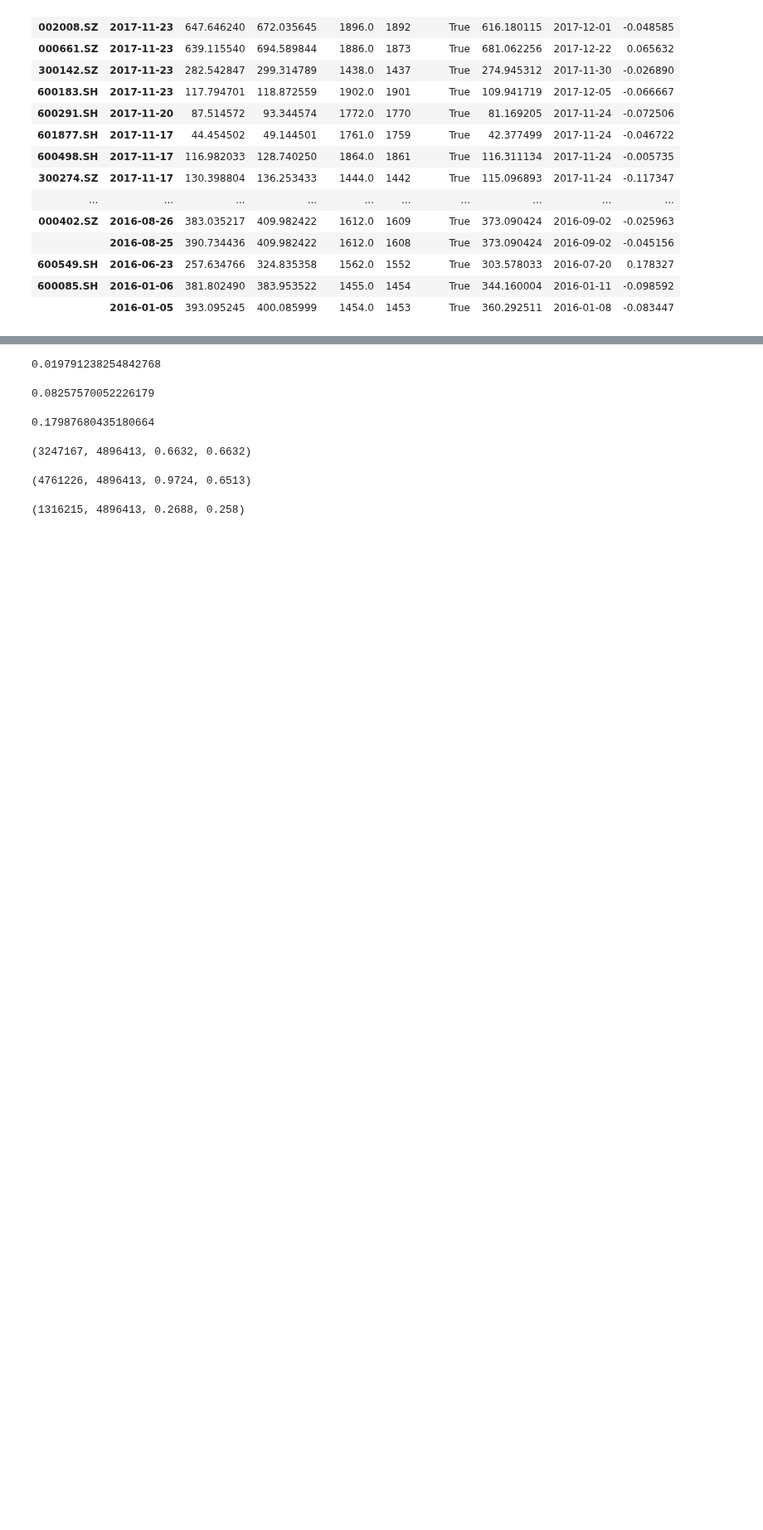
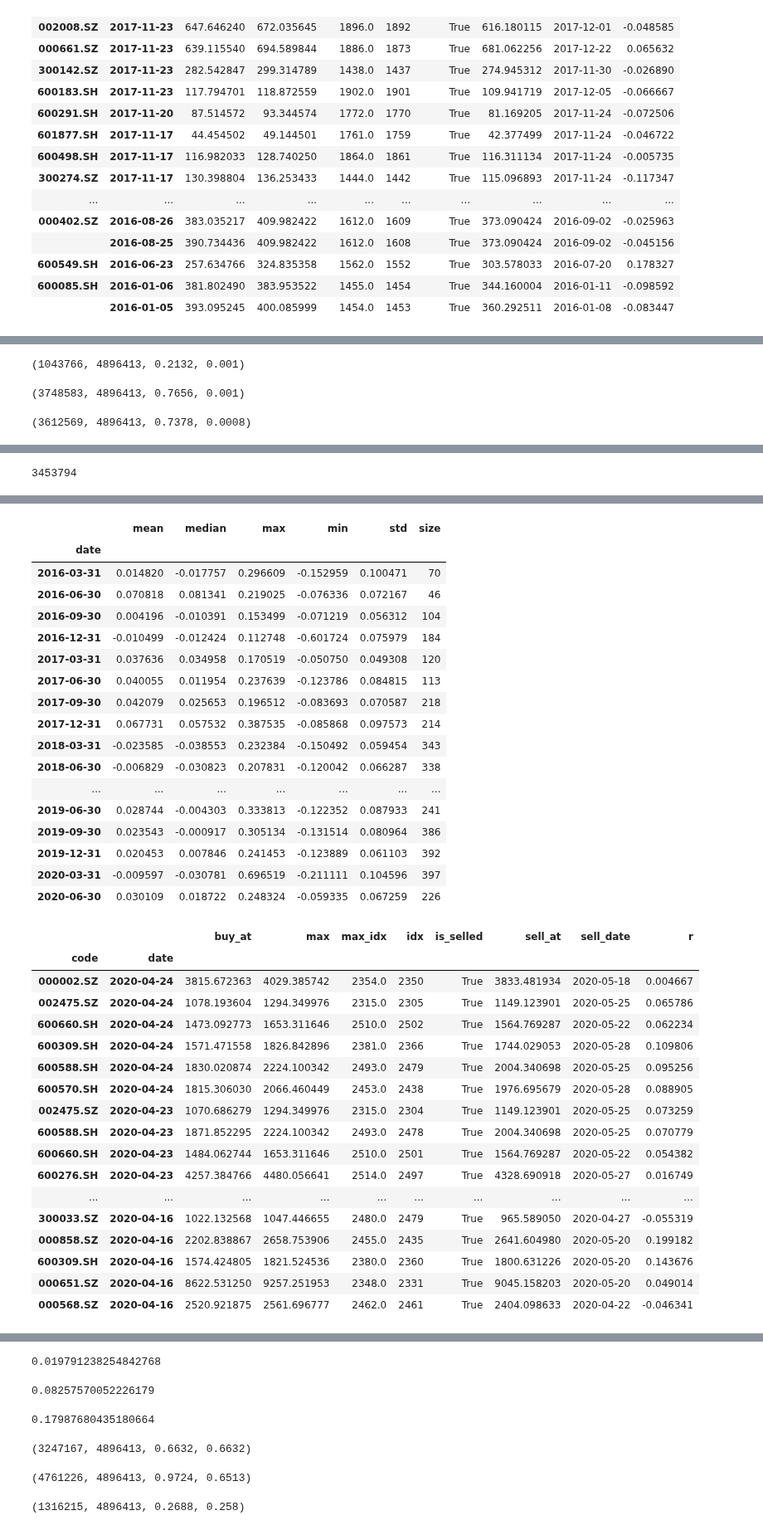
Before and after one commit to Bantorra0/Quant, a Jupyter notebook: Untitled1.ipynb, the cells around one changed output, grey strips where cells are left out. Shown at 83% size. Cells and saved outputs as stored; diff of their text form; code cells hidden in the pictures; blank space fills up the shorter version.

```diff
--- a/Untitled1.ipynb
+++ b/Untitled1.ipynb
@@ -886,0 +990,40 @@ tmp60.head(70)
+# %%
+# 长线趋势股1 后复权高价股
+
+# mask_date0 = res20.index.get_level_values('date')>='2016-01-01'
+# res20.loc[mask_date0,'p20mean_5ma_d2'].quantile(0.8)
+# res20.loc[mask_date0,'p20mean_5ma_d2'].quantile(0.99)
+
+t0 = time.time()
+masks = [
+
+         df['close/5ma']<1,
+#          df['close/60ma']>0.9,
+#          df['close/250ma']>1.2,
+# # #          df['close/120ma']>1.2,
+#          df['close/60ma']>1.05,
+         df['close/60ma']<1.1,
+         df['circ_mv']>100e4,
+         df['total_mv']>200e4,
+         df['close']>1000,
+         df['p10mean_amt']>2,
+         df['p10mean_turnover_rate']<5,
+         df.index.get_level_values('date')>='2016-01-01',
+        ]
+print(time.time()-t0)
+mask_final = True
+for m in masks:
+    mask_final &= m
+    m.sum(),len(m),round(m.sum()/len(m),4),round(mask_final.sum()/len(mask_final),4)
+
+# mask_date = df_r.index.get_level_values('date')>='2016-01-01'
+df_r.loc[mask_date,'r'].agg(agg_operations[:-1])
+mask_date.sum()
+
+index= df_tmp.index[mask_final]
+df_r.loc[index,'r'].agg(agg_operations)
+df_r.loc[index].reset_index('code')['r'].resample('Q').agg(agg_operations)
+
+tmp = df_r.loc[index].sort_values('date',ascending=False)
+tmp[tmp['r'].notnull()].iloc[50:100]
+# %% [output]
@@ -886,0 +1036,3 @@ tmp60.head(70)
+(1043766, 4896413, 0.2132, 0.001)
+(3748583, 4896413, 0.7656, 0.001)
+(3612569, 4896413, 0.7378, 0.0008)
@@ -886,0 +1045 @@ tmp60.head(70)
+3453794
@@ -886,0 +1053,36 @@ tmp60.head(70)
+|  | mean | median | max | min | std | size |
+| date |  |  |  |  |  |  |
+| 2016-03-31 | 0.014820 | -0.017757 | 0.296609 | -0.152959 | 0.100471 | 70 |
+| 2016-06-30 | 0.070818 | 0.081341 | 0.219025 | -0.076336 | 0.072167 | 46 |
+| 2016-09-30 | 0.004196 | -0.010391 | 0.153499 | -0.071219 | 0.056312 | 104 |
+| 2016-12-31 | -0.010499 | -0.012424 | 0.112748 | -0.601724 | 0.075979 | 184 |
+| 2017-03-31 | 0.037636 | 0.034958 | 0.170519 | -0.050750 | 0.049308 | 120 |
+| 2017-06-30 | 0.040055 | 0.011954 | 0.237639 | -0.123786 | 0.084815 | 113 |
+| 2017-09-30 | 0.042079 | 0.025653 | 0.196512 | -0.083693 | 0.070587 | 218 |
+| 2017-12-31 | 0.067731 | 0.057532 | 0.387535 | -0.085868 | 0.097573 | 214 |
+| 2018-03-31 | -0.023585 | -0.038553 | 0.232384 | -0.150492 | 0.059454 | 343 |
+| 2018-06-30 | -0.006829 | -0.030823 | 0.207831 | -0.120042 | 0.066287 | 338 |
+| ... | ... | ... | ... | ... | ... | ... |
+| 2019-06-30 | 0.028744 | -0.004303 | 0.333813 | -0.122352 | 0.087933 | 241 |
+| 2019-09-30 | 0.023543 | -0.000917 | 0.305134 | -0.131514 | 0.080964 | 386 |
+| 2019-12-31 | 0.020453 | 0.007846 | 0.241453 | -0.123889 | 0.061103 | 392 |
+| 2020-03-31 | -0.009597 | -0.030781 | 0.696519 | -0.211111 | 0.104596 | 397 |
+| 2020-06-30 | 0.030109 | 0.018722 | 0.248324 | -0.059335 | 0.067259 | 226 |
+|  |  | buy_at | max | max_idx | idx | is_selled | sell_at | sell_date | r |
+| code | date |  |  |  |  |  |  |  |  |
+| 000002.SZ | 2020-04-24 | 3815.672363 | 4029.385742 | 2354.0 | 2350 | True | 3833.481934 | 2020-05-18 | 0.004667 |
+| 002475.SZ | 2020-04-24 | 1078.193604 | 1294.349976 | 2315.0 | 2305 | True | 1149.123901 | 2020-05-25 | 0.065786 |
+| 600660.SH | 2020-04-24 | 1473.092773 | 1653.311646 | 2510.0 | 2502 | True | 1564.769287 | 2020-05-22 | 0.062234 |
+| 600309.SH | 2020-04-24 | 1571.471558 | 1826.842896 | 2381.0 | 2366 | True | 1744.029053 | 2020-05-28 | 0.109806 |
+| 600588.SH | 2020-04-24 | 1830.020874 | 2224.100342 | 2493.0 | 2479 | True | 2004.340698 | 2020-05-25 | 0.095256 |
+| 600570.SH | 2020-04-24 | 1815.306030 | 2066.460449 | 2453.0 | 2438 | True | 1976.695679 | 2020-05-28 | 0.088905 |
+| 002475.SZ | 2020-04-23 | 1070.686279 | 1294.349976 | 2315.0 | 2304 | True | 1149.123901 | 2020-05-25 | 0.073259 |
+| 600588.SH | 2020-04-23 | 1871.852295 | 2224.100342 | 2493.0 | 2478 | True | 2004.340698 | 2020-05-25 | 0.070779 |
+| 600660.SH | 2020-04-23 | 1484.062744 | 1653.311646 | 2510.0 | 2501 | True | 1564.769287 | 2020-05-22 | 0.054382 |
+| 600276.SH | 2020-04-23 | 4257.384766 | 4480.056641 | 2514.0 | 2497 | True | 4328.690918 | 2020-05-27 | 0.016749 |
+| ... | ... | ... | ... | ... | ... | ... | ... | ... | ... |
+| 300033.SZ | 2020-04-16 | 1022.132568 | 1047.446655 | 2480.0 | 2479 | True | 965.589050 | 2020-04-27 | -0.055319 |
+| 000858.SZ | 2020-04-16 | 2202.838867 | 2658.753906 | 2455.0 | 2435 | True | 2641.604980 | 2020-05-20 | 0.199182 |
+| 600309.SH | 2020-04-16 | 1574.424805 | 1821.524536 | 2380.0 | 2360 | True | 1800.631226 | 2020-05-20 | 0.143676 |
+| 000651.SZ | 2020-04-16 | 8622.531250 | 9257.251953 | 2348.0 | 2331 | True | 9045.158203 | 2020-05-20 | 0.049014 |
+| 000568.SZ | 2020-04-16 | 2520.921875 | 2561.696777 | 2462.0 | 2461 | True | 2404.098633 | 2020-04-22 | -0.046341 |
```
Also changed, not shown: parts of 10 cells of this notebook, 8 other files.
